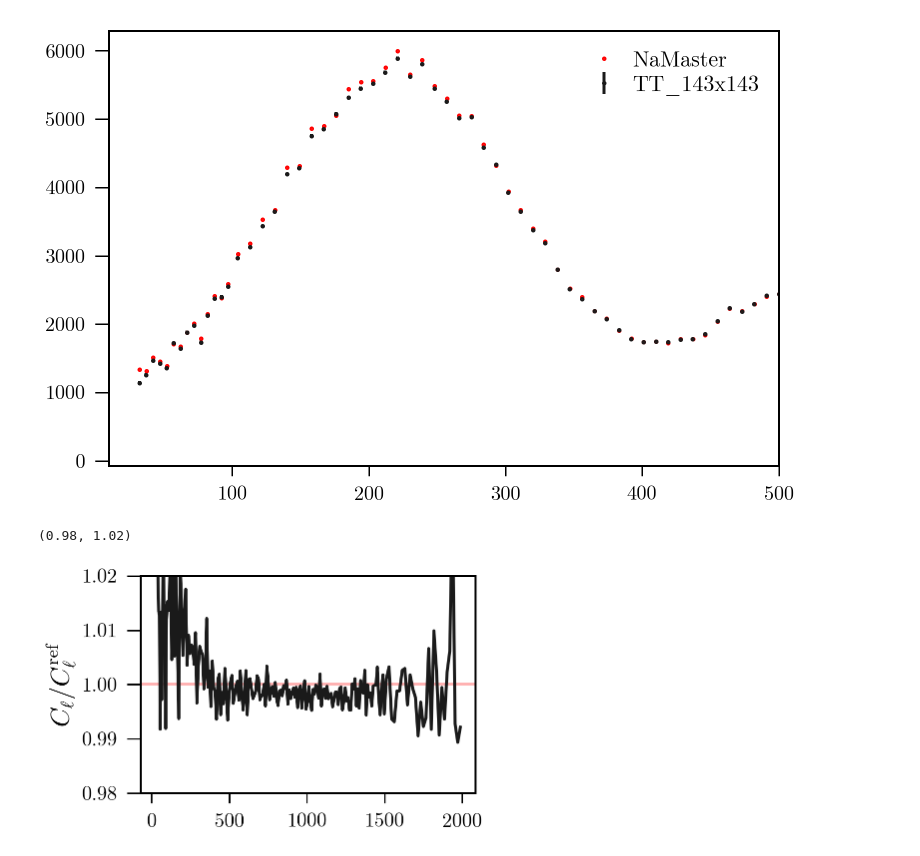
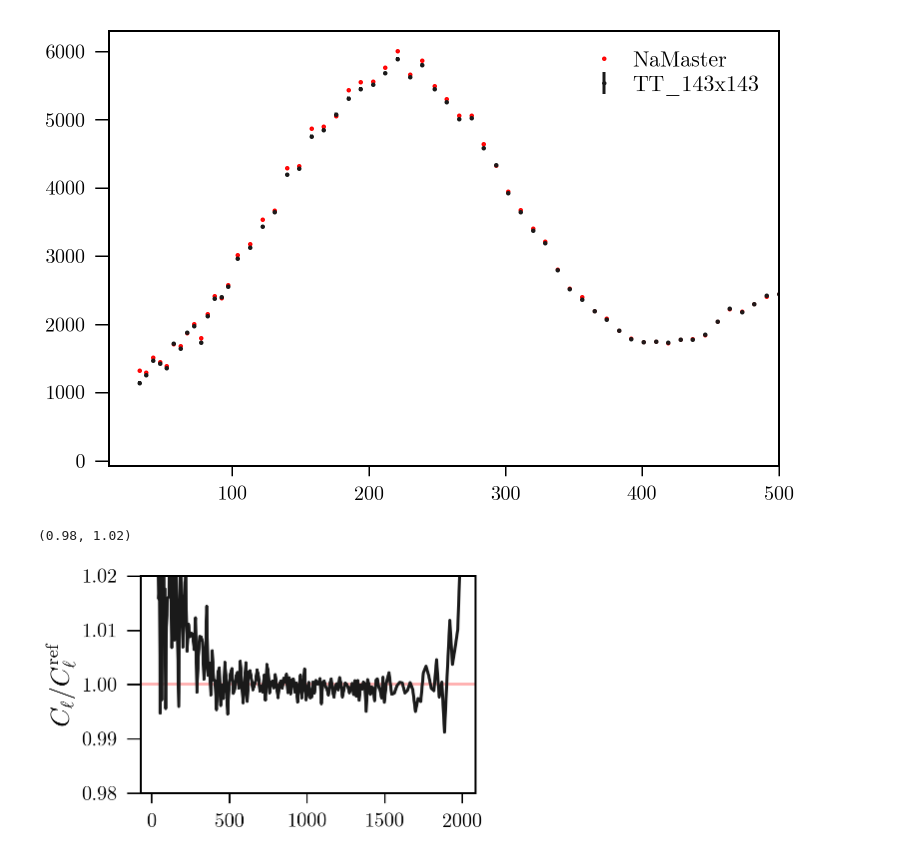
Before and after one commit to xzackli/PSpipe, a Jupyter notebook: project/Planck/Example 1. Cross Spectra.ipynb, the cells around one changed output. Cells and saved outputs as stored; diff of their text form; code cells hidden in the pictures.

```diff
--- a/project/Planck/Example 1. Cross Spectra.ipynb
+++ b/project/Planck/Example 1. Cross Spectra.ipynb
@@ -29,8 +29,8 @@ ells = np.arange(lmax)
 bpws = -1+np.zeros_like(ells) #Array of bandpower indices
 for i, (bl, br) in enumerate(zip(binleft, binright)):
     bpws[bl:br+1] = i
-weights = np.array([l * (l+1) * (2*l+1) for l in range(lmax)])
-b = nmt.NmtBin(nside, bpws=bpws, ells=ells, weights=weights, lmax=lmax, is_Dell=False)
+weights = np.array([1 for l in range(lmax)])
+b = nmt.NmtBin(nside, bpws=bpws, ells=ells, weights=weights, lmax=lmax, is_Dell=True)
 lb = b.get_effective_ells()
 
 mask0 = hp.read_map(f'masks/COM_Mask_Likelihood-temperature-{f0}_2048_R2.00.fits', verbose=False)
@@ -50,8 +50,11 @@ hp.mollview(mask0, hold=True, title='T mask')
 # %% [output]
 [figure]
 # %%
-m0_file = f'maps/PR3/frequencyMaps/HFI_SkyMap_{f0}_2048_R3.01_halfmission-{split0}.fits'
-m1_file = f'maps/PR3/frequencyMaps/HFI_SkyMap_{f1}_2048_R3.01_halfmission-{split1}.fits'
+# m0_file = f'maps/PR3/frequencyMaps/HFI_SkyMap_{f0}_2048_R3.01_halfmission-{split0}.fits'
+# m1_file = f'maps/PR3/frequencyMaps/HFI_SkyMap_{f1}_2048_R3.01_halfmission-{split1}.fits'
+
+m0_file = f'maps/PR2/frequencyMaps/HFI_SkyMap_{f0}_2048_R2.02_halfmission-{split0}.fits'
+m1_file = f'maps/PR2/frequencyMaps/HFI_SkyMap_{f1}_2048_R2.02_halfmission-{split1}.fits'
 
 map0 = [hp.read_map(m0_file, field=0, verbose=False), # I
         hp.read_map(m0_file, field=1, verbose=False), # Q
@@ -96,9 +99,9 @@ plt.xlim(10,500)
 [figure]
 # %%
 plt.axhline(1, color='red', alpha=0.3)
-plt.plot( l, cl_00[0][:199] *  1e6**2 / (cl))
+plt.plot( l, cl_00[0][:199] *  1e6**2 / (cl*l*(l+1)/(2*np.pi)))
 plt.ylabel(r'$C_{\ell} / C_{\ell}^{\mathrm{ref}}$')
 plt.ylim(0.98,1.02)
 # %% [output]
 (0.98, 1.02)
-[figure, old version]
+[figure, new version]
```
Also changed, not shown: parts of 2 cells of this notebook.
